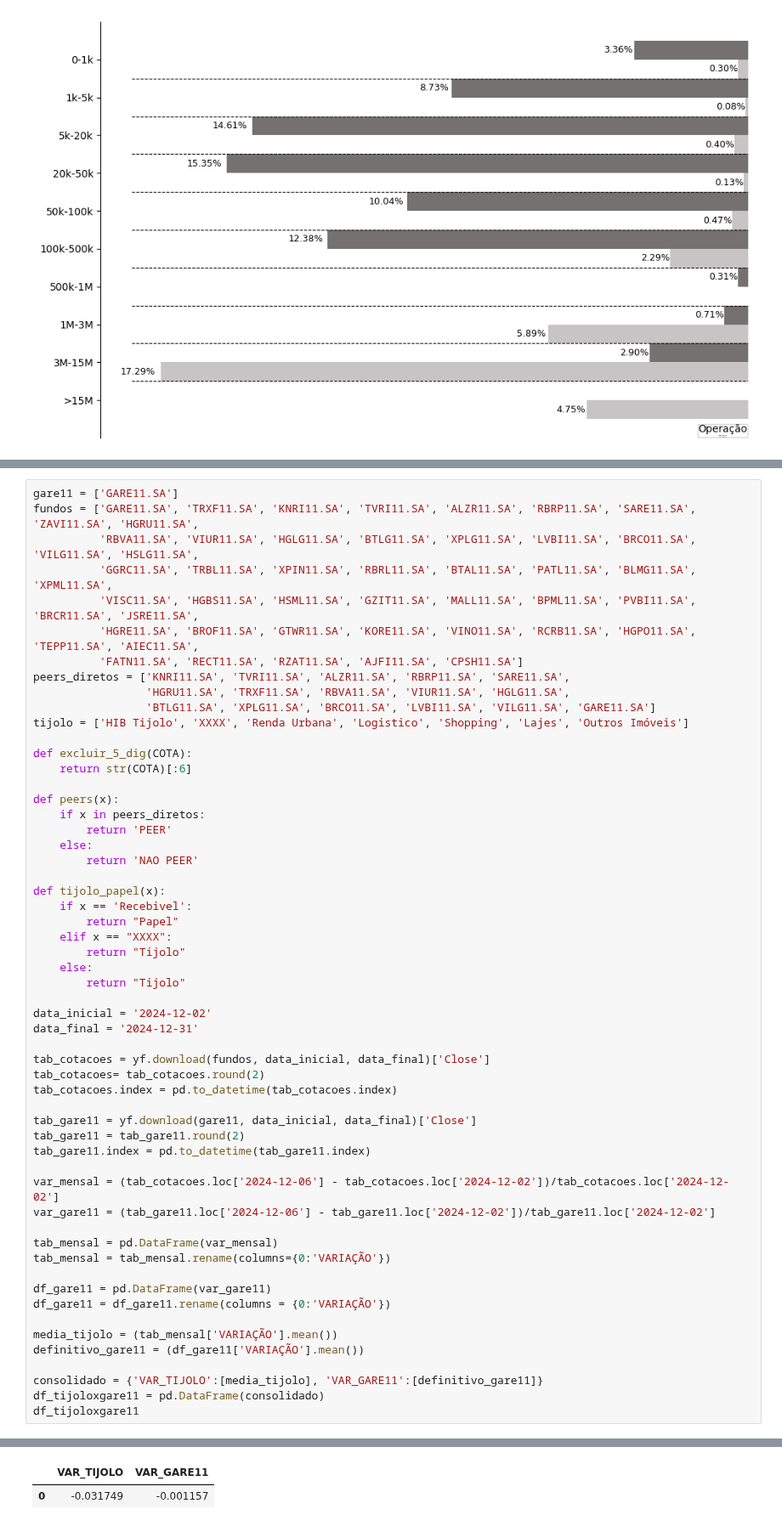
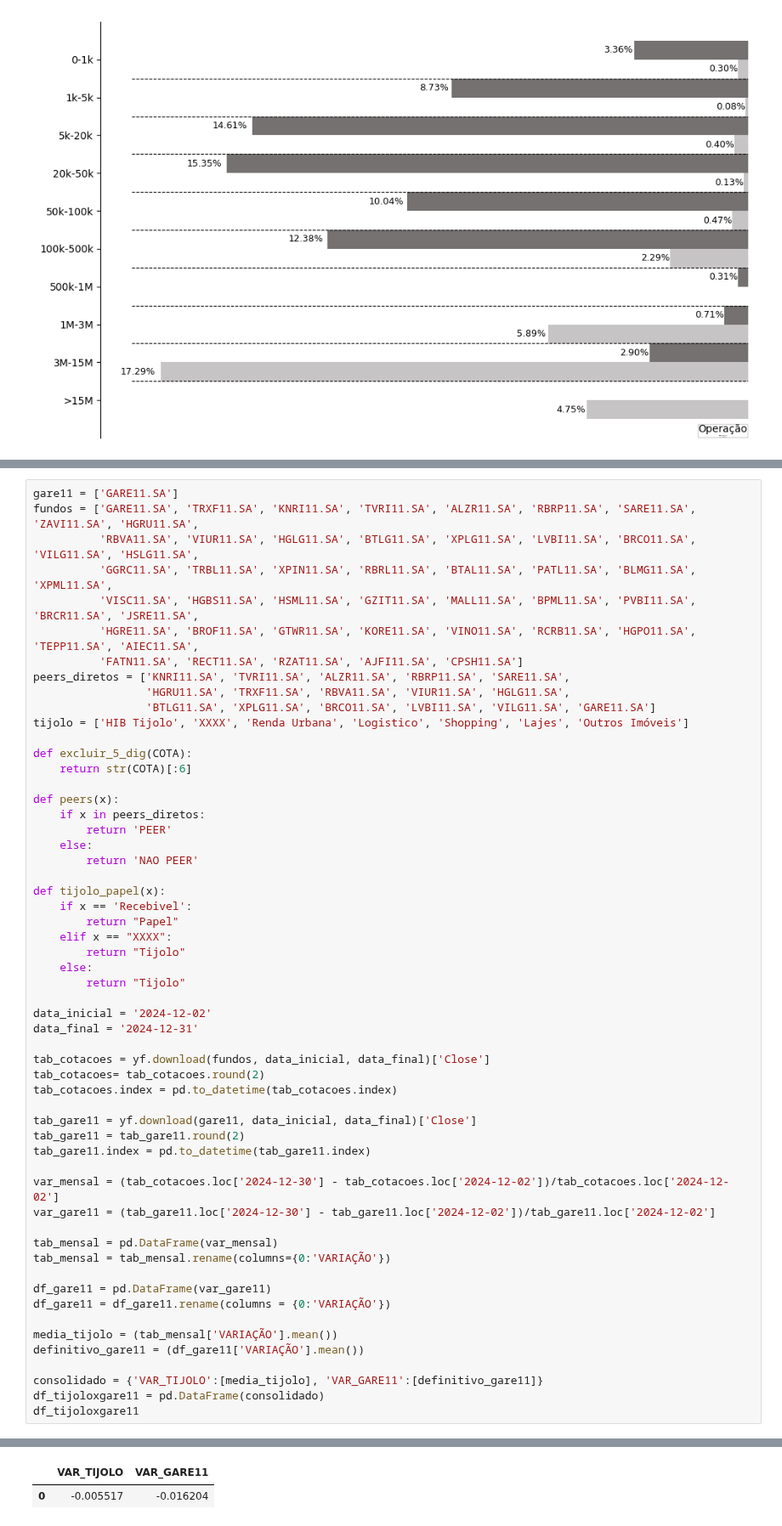
Before and after one commit to LucasFranco-guardian/Relat-rios-Passivo, a Jupyter notebook: MENSAL.ipynb, the cells around one changed output, grey strips where cells are left out. Shown at 85% size. Saved outputs shown, nothing was run; the diff lists cells and outputs as text.

```diff
--- a/MENSAL.ipynb
+++ b/MENSAL.ipynb
@@ -395,36 +395,36 @@ def tijolo_papel(x):
         return "Tijolo"
 
 data_inicial = '2024-12-02'
 data_final = '2024-12-31'
 
 tab_cotacoes = yf.download(fundos, data_inicial, data_final)['Close']
 tab_cotacoes= tab_cotacoes.round(2)
 tab_cotacoes.index = pd.to_datetime(tab_cotacoes.index)
 
 tab_gare11 = yf.download(gare11, data_inicial, data_final)['Close']
 tab_gare11 = tab_gare11.round(2)
 tab_gare11.index = pd.to_datetime(tab_gare11.index)
 
-var_mensal = (tab_cotacoes.loc['2024-12-06'] - tab_cotacoes.loc['2024-12-02'])/tab_cotacoes.loc['2024-12-02']
-var_gare11 = (tab_gare11.loc['2024-12-06'] - tab_gare11.loc['2024-12-02'])/tab_gare11.loc['2024-12-02']
+var_mensal = (tab_cotacoes.loc['2024-12-30'] - tab_cotacoes.loc['2024-12-02'])/tab_cotacoes.loc['2024-12-02']
+var_gare11 = (tab_gare11.loc['2024-12-30'] - tab_gare11.loc['2024-12-02'])/tab_gare11.loc['2024-12-02']
 
 tab_mensal = pd.DataFrame(var_mensal)
 tab_mensal = tab_mensal.rename(columns={0:'VARIAÇÃO'})
 
 df_gare11 = pd.DataFrame(var_gare11)
 df_gare11 = df_gare11.rename(columns = {0:'VARIAÇÃO'})
 
 media_tijolo = (tab_mensal['VARIAÇÃO'].mean())
 definitivo_gare11 = (df_gare11['VARIAÇÃO'].mean())
 
 consolidado = {'VAR_TIJOLO':[media_tijolo], 'VAR_GARE11':[definitivo_gare11]}
 df_tijoloxgare11 = pd.DataFrame(consolidado)
 df_tijoloxgare11
 # %% [output]
 [*********************100%***********************]  49 of 49 completed
 [*********************100%***********************]  1 of 1 completed
 |  | VAR_TIJOLO | VAR_GARE11 |
-| 0 | -0.031749 | -0.001157 |
+| 0 | -0.005517 | -0.016204 |
 # %%
 base_ativos = pd.read_excel('Base_ativos.xlsx')
 pd.options.display.float_format
```
Also changed, not shown: parts of 1 cell of this notebook, 6 other files.
